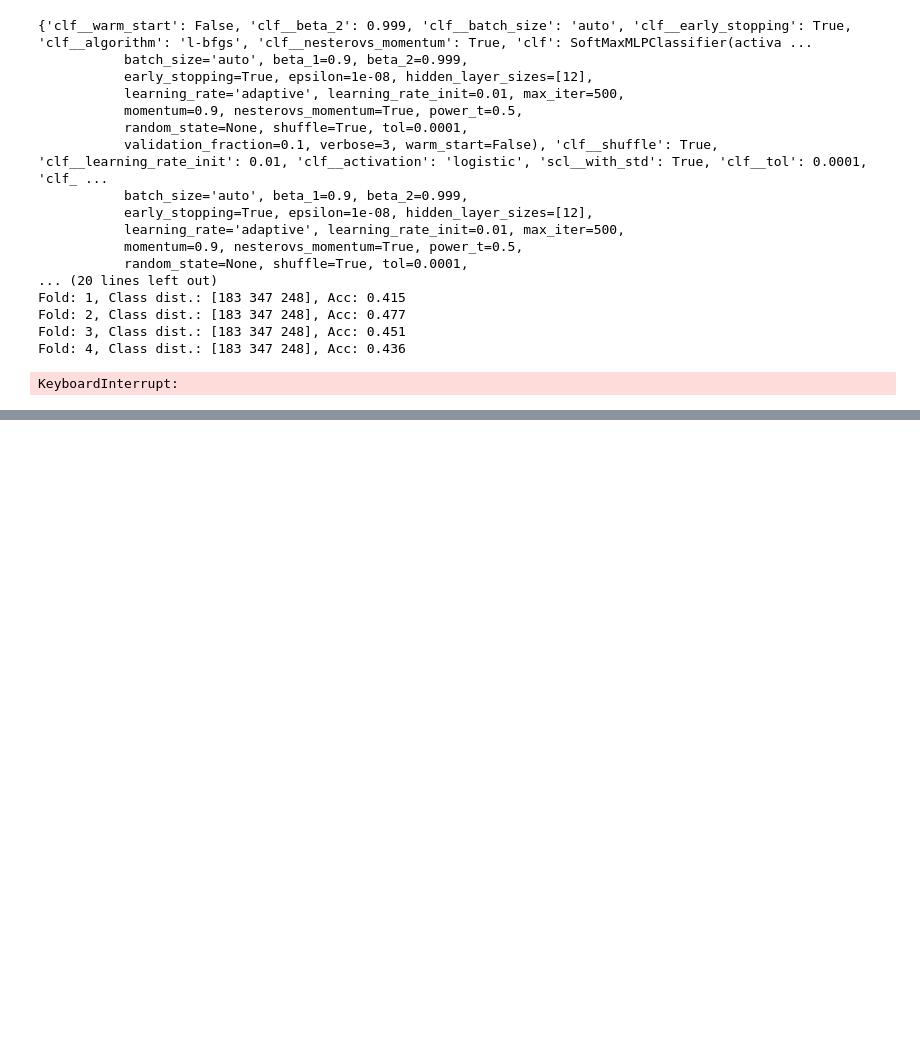
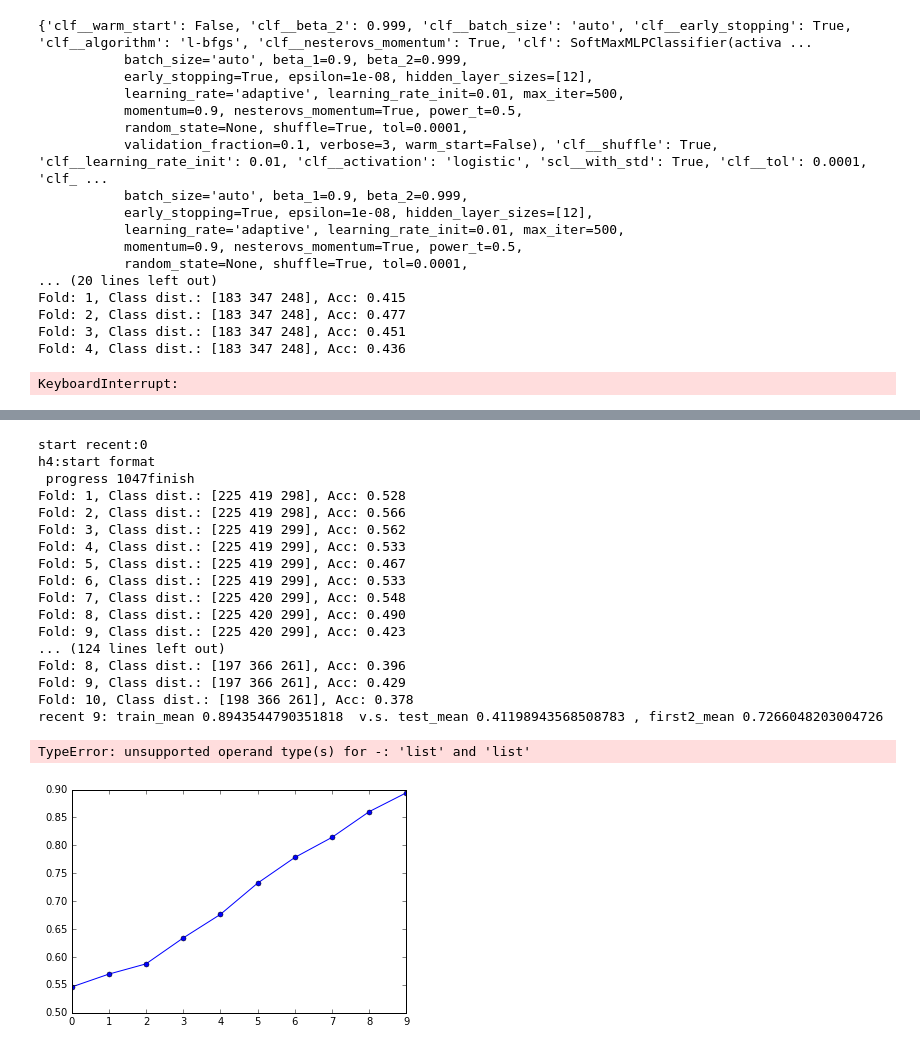
Before and after one commit to yat011/football_prediction, a Jupyter notebook: main-h4.ipynb, the cells around one changed output, grey strips where cells are left out. Cells and saved outputs as stored; diff of their text form; code cells hidden in the pictures; blank space fills up the shorter version.

Commit message:
test predict future

```diff
--- a/main-h4.ipynb
+++ b/main-h4.ipynb
@@ -334,7 +354,7 @@ print(c.teamsMap)
 #c.fit()
 #X, y = c.formatData(c.df)
 #print(X)
-X,y = c.getH4(5)
+X,y = c.getH4(4)
 #X, y =c.getH3(5)
 # %% [output]
 h4:start format
@@ -366,7 +386,7 @@ from sklearn.pipeline import Pipeline
 hiddenNodes = int(12)
 print(hiddenNodes)
 clf = SoftMaxMLPClassifier(hidden_layer_sizes=[hiddenNodes], activation='logistic', algorithm='l-bfgs', alpha=50,
-              learning_rate_init=0.01,learning_rate='adaptive' ,max_iter=500,early_stopping = True,verbose = 3)
+              learning_rate_init=0.01,learning_rate='adaptive' ,max_iter=1000,early_stopping = True,verbose = 3)
 mlp = Pipeline([('scl', StandardScaler()),('clf', clf)])
 # %% [output]
 12
@@ -449,15 +512,17 @@ def crossValidate(mlp, X,y, fold = 10):
 
     scores = []
     train_scores=[]
+    firstNScores = []
     for k, (train, test) in enumerate(kfold):
 
         mlp.fit(X[train], y[train])
         score = mlp.score(X[test], y[test])
+        firstNScores.append(firstNScore(2, mlp.predict_proba(X[test]), y[test]))
         train_scores.append(mlp.score(X[train],y[train]))
         scores.append(score)
         print('Fold: %s, Class dist.: %s, Acc: %.3f' % (k+1,
                     np.bincount(y_label[train]), score))
-    return train_scores,scores
+    return train_scores,scores, firstNScores
 # %%
 def lamda_test(mlp, X, y, lamdas):
 
@@ -589,3 +666,55 @@ def testNodeSize(start ,end):
     return train_means,train_std,test_means,test_std
 # %%
 train_means,train_std,test_means,test_std=testNodeSize(10 , X.shape[1])
+# %%
+from sklearn.neural_network import MLPClassifier
+from sklearn.learning_curve import learning_curve
+from custom import SoftMaxMLPClassifier
+from sklearn.pipeline import Pipeline
+%matplotlib inline
+import matplotlib.pyplot as plt
+def testRecentNum(start, end):
+    recent_range = range(start,end)
+    train_means = []
+    train_std = []
+    test_means =[]
+    test_std=[]
+    first2_mean=[]
+    for recent in recent_range:
+        print("start recent:{}".format(recent))
+        X,y = c.getH4(recent)
+        clf = SoftMaxMLPClassifier(hidden_layer_sizes=[12], activation='logistic', algorithm='l-bfgs', alpha=30,
+                  learning_rate_init=0.01,learning_rate='adaptive' ,max_iter=500,early_stopping = True,verbose = 3)
+        mlp = Pipeline([('scl', StandardScaler()),('clf', clf)])
+        train_scores,test_scores, first2 = crossValidate(mlp,X,y,fold=10)
+        train_means.append(np.mean(train_scores))
+        train_std.append(np.std(train_scores))
+        test_means.append(np.mean(test_scores))
+        test_std.append(np.std(test_scores))
+        first2_mean.append(np.mean(first2))
+        print("recent {}: train_mean {}  v.s. test_mean {} , first2_mean {}".format(
+                recent,np.mean(train_scores),np.mean(test_scores),np.mean(first2)))
+    plotCurve(train_means,train_std,test_means,test_std,recent_range)
+    return train_means,train_std,test_means,test_std,first2_mean
+# %%
+train_means,train_std,test_means,test_std,first2_mean=testRecentNum(0 ,10)
+# %% [output]
+start recent:0
+h4:start format
+ progress 1047finish
+Fold: 1, Class dist.: [225 419 298], Acc: 0.528
+Fold: 2, Class dist.: [225 419 298], Acc: 0.566
+Fold: 3, Class dist.: [225 419 299], Acc: 0.562
+Fold: 4, Class dist.: [225 419 299], Acc: 0.533
+Fold: 5, Class dist.: [225 419 299], Acc: 0.467
+Fold: 6, Class dist.: [225 419 299], Acc: 0.533
+Fold: 7, Class dist.: [225 420 299], Acc: 0.548
+Fold: 8, Class dist.: [225 420 299], Acc: 0.490
+Fold: 9, Class dist.: [225 420 299], Acc: 0.423
+... (124 lines left out)
+Fold: 8, Class dist.: [197 366 261], Acc: 0.396
+Fold: 9, Class dist.: [197 366 261], Acc: 0.429
+Fold: 10, Class dist.: [198 366 261], Acc: 0.378
+recent 9: train_mean 0.8943544790351818  v.s. test_mean 0.41198943568508783 , first2_mean 0.7266048203004726
+TypeError: unsupported operand type(s) for -: 'list' and 'list'
+[figure, added]
```
Also changed, not shown: parts of 9 cells of this notebook, 3 other files.
